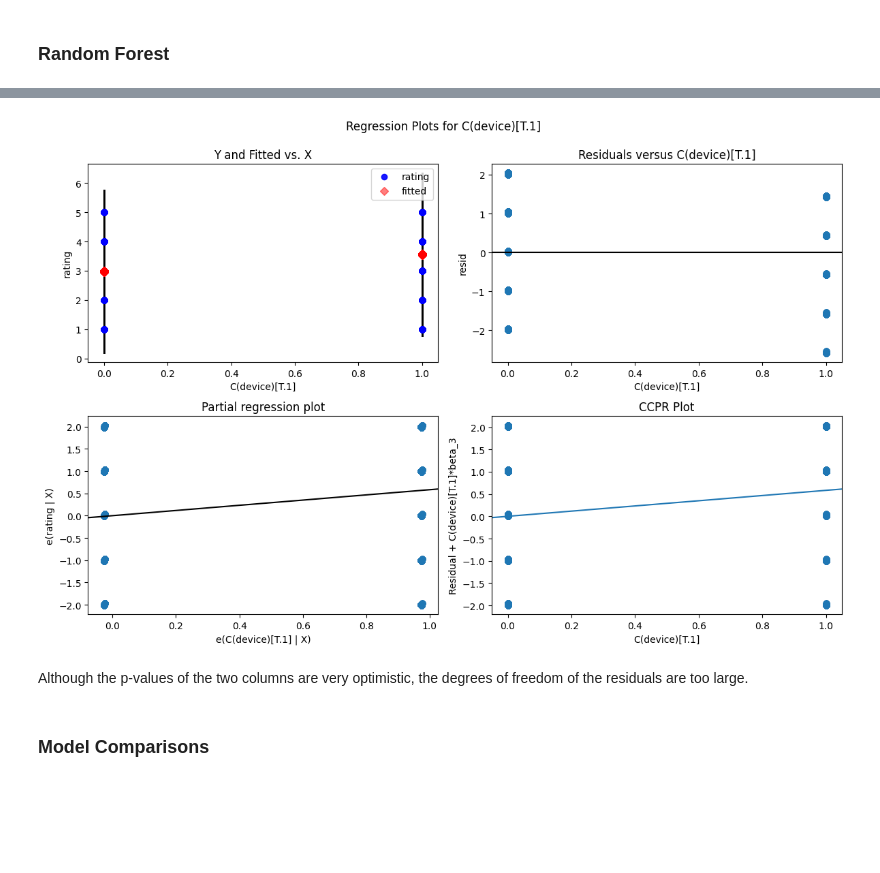
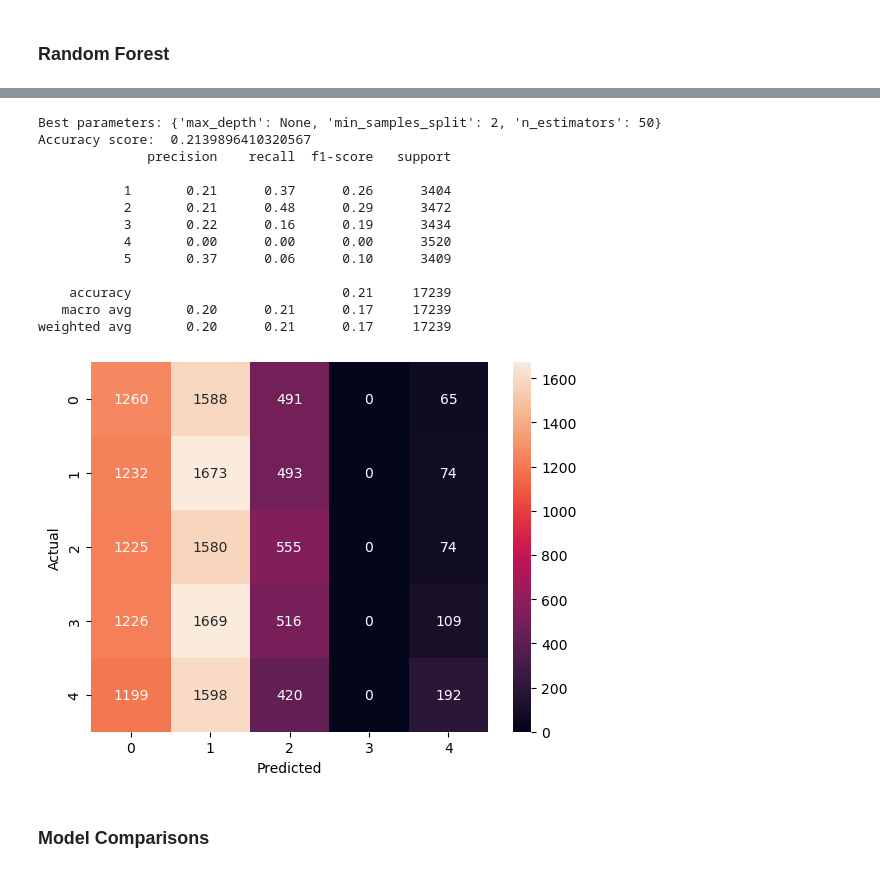
Before and after one commit to SkywingsWang/Masters-Degree-Dissertation, a Jupyter notebook: dissertation.ipynb, the cells around one changed output, grey strips where cells are left out. Cells and saved outputs as stored; diff of their text form; code cells hidden in the pictures; blank space fills up the shorter version.

```diff
--- a/dissertation.ipynb
+++ b/dissertation.ipynb
@@ -608,13 +623,52 @@ Residual   86191.0  171617.238466    1.991127         NaN           NaN
-# %%
-# Create the residual plot
-fig = plt.figure(figsize=(12, 8))
-plot_regress_exog(model, 'C(device)[T.1]', fig=fig)
-
-# Show the plot
-plt.show()
-# %% [output]
-[figure, removed]
-# %% [markdown]
-Although the p-values of the two columns are very optimistic, the degrees of freedom of the residuals are too large.
+# %%
+# Define the parameter grid to search
+param_grid = {
+    'n_estimators': [50, 100, 150],
+    'max_depth': [None, 10, 20],
+    'min_samples_split': [2, 5, 10]
+}
+
+# Create the Random Forest classifier
+model = RandomForestClassifier()
+
+# Create the GridSearchCV object
+grid_search = GridSearchCV(estimator=model, param_grid=param_grid, cv=5, n_jobs=-1)
+
+# Fit the GridSearchCV object to the resampled data
+grid_search.fit(X_resampled, y_resampled)
+
+# Get the best parameters
+best_params = grid_search.best_params_
+print("Best parameters:", best_params)
+
+# Use the best model to make predictions
+best_model = grid_search.best_estimator_
+predictions = best_model.predict(X_test)
+
+# Evaluate the model's performance
+print('Accuracy score: ', balanced_accuracy_score(y_test, predictions))
+print(classification_report(y_test, predictions))
+
+# Plot the confusion matrix
+cm = confusion_matrix(y_test, predictions)
+sns.heatmap(cm, annot=True, fmt=".0f")
+plt.xlabel('Predicted')
+plt.ylabel('Actual')
+plt.show()
+# %% [output]
+Best parameters: {'max_depth': None, 'min_samples_split': 2, 'n_estimators': 50}
+Accuracy score:  0.2139896410320567
+              precision    recall  f1-score   support
+
+           1       0.21      0.37      0.26      3404
+           2       0.21      0.48      0.29      3472
+           3       0.22      0.16      0.19      3434
+           4       0.00      0.00      0.00      3520
+           5       0.37      0.06      0.10      3409
+
+    accuracy                           0.21     17239
+   macro avg       0.20      0.21      0.17     17239
+weighted avg       0.20      0.21      0.17     17239
+[figure, added]
 # %% [markdown]
 ### Model Comparisons
```
Also changed, not shown: parts of 15 cells of this notebook.
